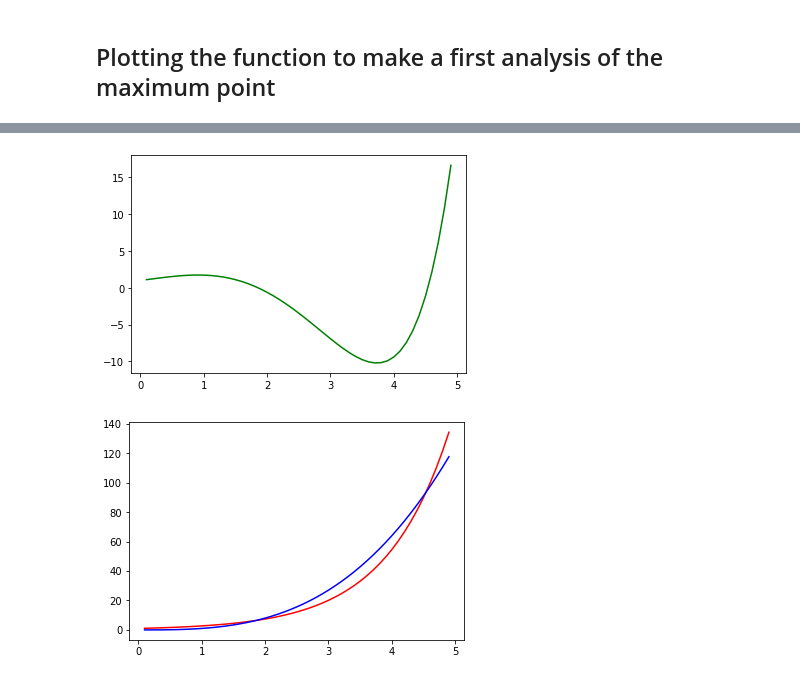
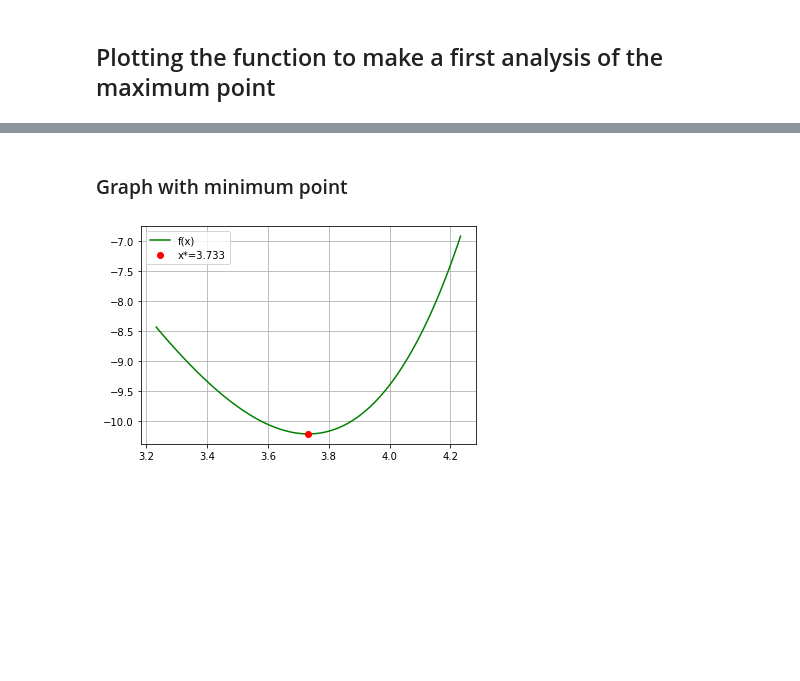
Before and after one commit to jruiz971/NonLinear-Optimization, a Jupyter notebook: Practices/Practice II Nonlinear Optimization.ipynb, the cells around one changed output, grey strips where cells are left out. Drawn from its saved outputs; the diff is of its cells as text; code cells hidden in the pictures; blank space fills up the shorter version.

Commit message:
Adding plots

```diff
--- a/Practices/Practice II Nonlinear Optimization.ipynb
+++ b/Practices/Practice II Nonlinear Optimization.ipynb
@@ -165,2 +278,13 @@ Indicate the input parameters you used and plot the function $g(x)$ in an interv
 # %% [markdown]
 ## Plotting the function to make a first analysis of the maximum point
+# %%
+from math import e
+x = np.arange(-5, 7.0, 0.1)
+a = math.e**x
+b = x**3
+
+
+plt.plot(x, a, 'r', label='e') # plotting t, a separately
+plt.plot(x, b, 'b', label = 'x^3') # plotting t, b separately
+plt.legend(loc="upper left")
+plt.show()
@@ -166,0 +330,9 @@ Indicate the input parameters you used and plot the function $g(x)$ in an interv
+# %%
+from sympy import *
+x = Symbol('x')
+
+formule = 'e**x - x**3'
+
+y = sympify(formule)
+f1 = y.diff(x)
+print(f1)
@@ -167,32 +384,18 @@ Indicate the input parameters you used and plot the function $g(x)$ in an interv
+# %% [markdown]
+### Graph with minimum point
 # %%
-import numpy as np
-import matplotlib.pyplot as plt
-from math import e
 def f(x):
     return ( e**x - x**3 )
 
 vecfunc = np.vectorize(f)
-
-d = np.arange(0.1, 5.0, 0.1)
+x_opt = 3.733
+delta = .5
+d = np.arange(x_opt - delta ,x_opt + delta, 0.01)
 T = vecfunc(d)
-plt.plot (d, T, 'g')
-#plt.grid()
+plt.plot (d, T, 'g', label = 'f(x)')
+plt.plot (x_opt,f(x_opt), 'ro', label='x*={0}'.format(x_opt))
+plt.legend(loc="upper left")
+plt.grid()
 plt.show()
 # %% [output]
-[figure, old version]
+[figure, new version]
-# %%
-from numpy import *
-import math
-import matplotlib.pyplot as plt
-
-x = np.arange(0.1, 5.0, 0.1)
-a = math.e**x
-b = x**3
-
-
-plt.plot(x, a, 'r') # plotting t, a separately
-plt.plot(x, b, 'b') # plotting t, b separately
-
-plt.show()
-# %% [output]
-[figure, removed]
```
Also changed, not shown: parts of 13 cells of this notebook.
